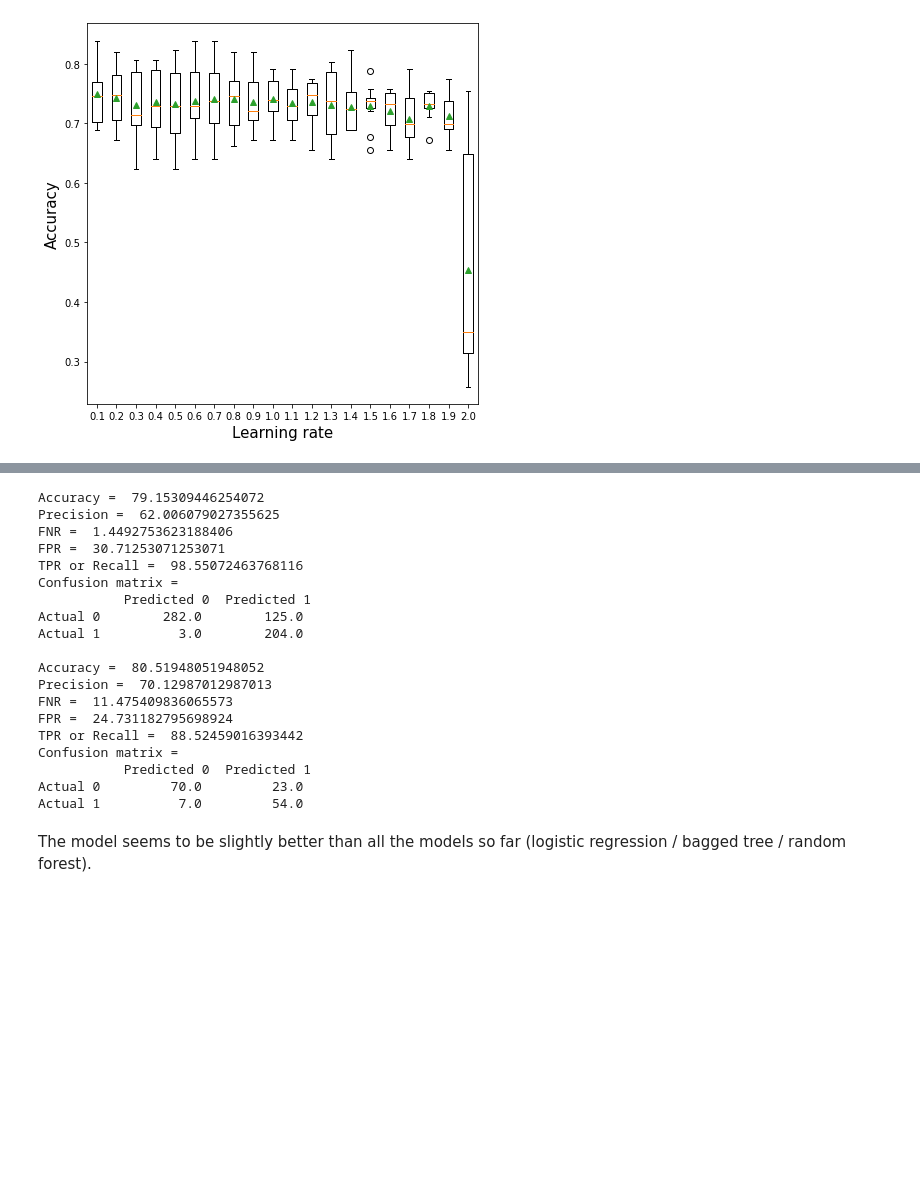
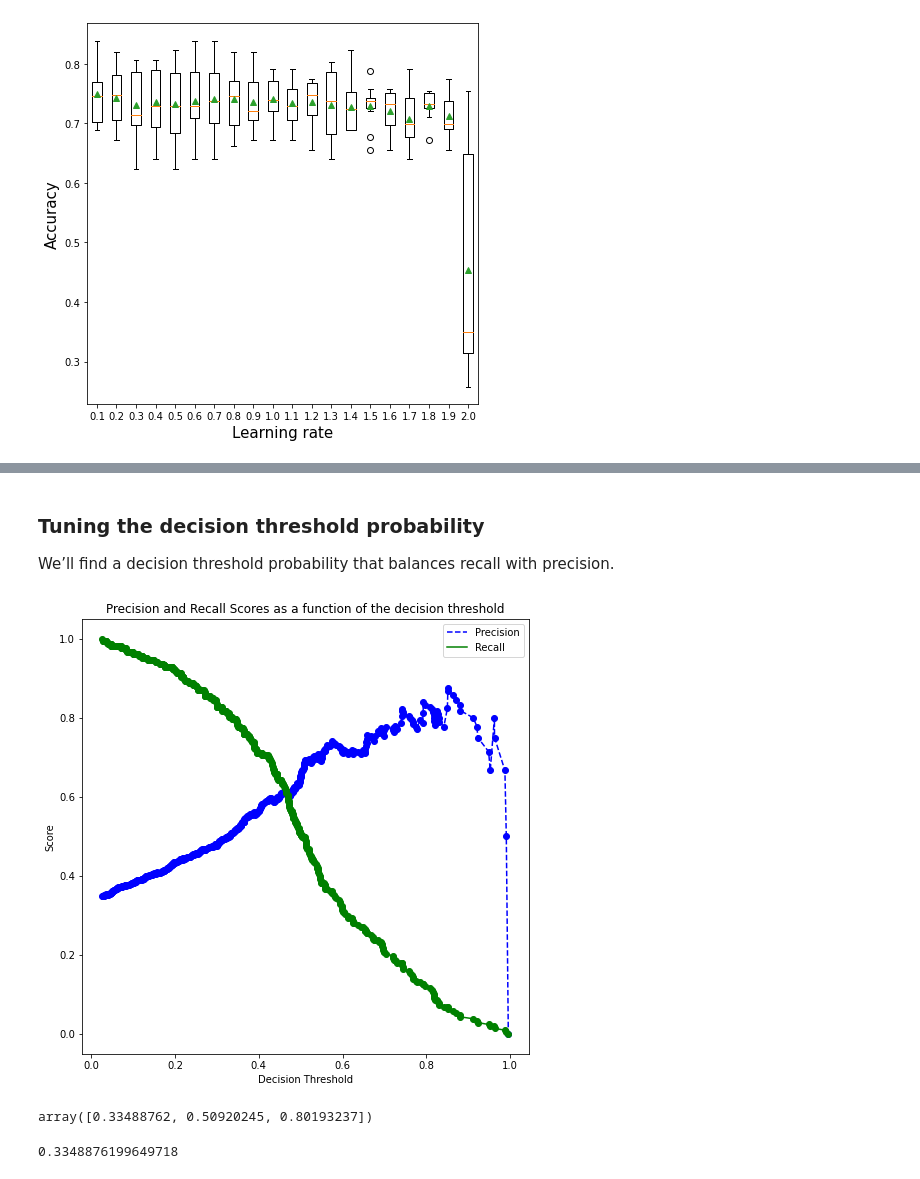
Before and after one commit to Lizhen0909/STAT303-3-class-notes, a Jupyter notebook: Lec7_AdaBoost.ipynb, the cells around one changed output, grey strips where cells are left out. Saved outputs shown, nothing was run; the diff lists cells and outputs as text; code cells hidden in the pictures; blank space fills up the shorter version.

```diff
--- a/Lec7_AdaBoost.ipynb
+++ b/Lec7_AdaBoost.ipynb
@@ -284,8 +286,8 @@ Combined, the random forest model and the Adaboost model do better than each of
 ## AdaBoost for classification
 Below is the AdaBoost implementation on a classification problem. The takeaways are the same as that of the regression problem above.
 # %%
-train = pd.read_csv('diabetes_train.csv')
-test = pd.read_csv('diabetes_test.csv')
+train = pd.read_csv('./Datasets/diabetes_train.csv')
+test = pd.read_csv('./Datasets/diabetes_test.csv')
 # %%
 X = train.drop(columns = 'Outcome')
 Xtest = test.drop(columns = 'Outcome')
@@ -511,25 +486,45 @@ model = AdaBoostClassifier(random_state=1,base_estimator = DecisionTreeClassifie
-# %%
-print(confusion_matrix_data(X,y,model,cutoff=0.35))
-print(confusion_matrix_data(Xtest,ytest,model,cutoff=0.35))
-# %% [output]
-Accuracy =  79.15309446254072
-Precision =  62.006079027355625
-FNR =  1.4492753623188406
-FPR =  30.71253071253071
-TPR or Recall =  98.55072463768116
-Confusion matrix =
-           Predicted 0  Predicted 1
-Actual 0        282.0        125.0
-Actual 1          3.0        204.0
-
-Accuracy =  80.51948051948052
-Precision =  70.12987012987013
-FNR =  11.475409836065573
-FPR =  24.731182795698924
-TPR or Recall =  88.52459016393442
-Confusion matrix =
-           Predicted 0  Predicted 1
-Actual 0         70.0         23.0
-Actual 1          7.0         54.0
-# %% [markdown]
-The model seems to be slightly better than all the models so far (logistic regression / bagged tree / random forest).
+# %% [markdown]
+### Tuning the decision threshold probability
+We’ll find a decision threshold probability that balances recall with precision.
+# %%
+#Model based on the optimal parameters
+model = AdaBoostClassifier(random_state=1,base_estimator = DecisionTreeClassifier(max_depth=3),learning_rate=0.01,
+                          n_estimators=200).fit(X,y)
+
+# Note that we are using the cross-validated predicted probabilities, instead of directly using the
+# predicted probabilities on train data, as the model may be overfitting on the train data, and
+# may lead to misleading results
+cross_val_ypred = cross_val_predict(AdaBoostClassifier(random_state=1,base_estimator = DecisionTreeClassifier(max_depth=3),learning_rate=0.01,
+                          n_estimators=200), X, y, cv = 5, method = 'predict_proba')
+
+p, r, thresholds = precision_recall_curve(y, cross_val_ypred[:,1])
+def plot_precision_recall_vs_threshold(precisions, recalls, thresholds):
+    plt.figure(figsize=(8, 8))
+    plt.title("Precision and Recall Scores as a function of the decision threshold")
+    plt.plot(thresholds, precisions[:-1], "b--", label="Precision")
+    plt.plot(thresholds, recalls[:-1], "g-", label="Recall")
+    plt.plot(thresholds, precisions[:-1], "o", color = 'blue')
+    plt.plot(thresholds, recalls[:-1], "o", color = 'green')
+    plt.ylabel("Score")
+    plt.xlabel("Decision Threshold")
+    plt.legend(loc='best')
+    plt.legend()
+plot_precision_recall_vs_threshold(p, r, thresholds)
+# %% [output]
+[figure, added]
+# %%
+# Thresholds with precision and recall
+all_thresholds = np.concatenate([thresholds.reshape(-1,1), p[:-1].reshape(-1,1), r[:-1].reshape(-1,1)], axis = 1)
+recall_more_than_80 = all_thresholds[all_thresholds[:,2]>0.8,:]
+# As the values in 'recall_more_than_80' are arranged in decreasing order of recall and increasing threshold,
+# the last value will provide the maximum threshold probability for the recall to be more than 80%
+# We wish to find the maximum threshold probability to obtain the maximum possible precision
+recall_more_than_80[recall_more_than_80.shape[0]-1]
+# %% [output]
+array([0.33488762, 0.50920245, 0.80193237])
+# %%
+#Optimal decision threshold probability
+thres = recall_more_than_80[recall_more_than_80.shape[0]-1][0]
+thres
+# %% [output]
+0.3348876199649718
```
Also changed, not shown: parts of 8 cells of this notebook, 2 other files.
